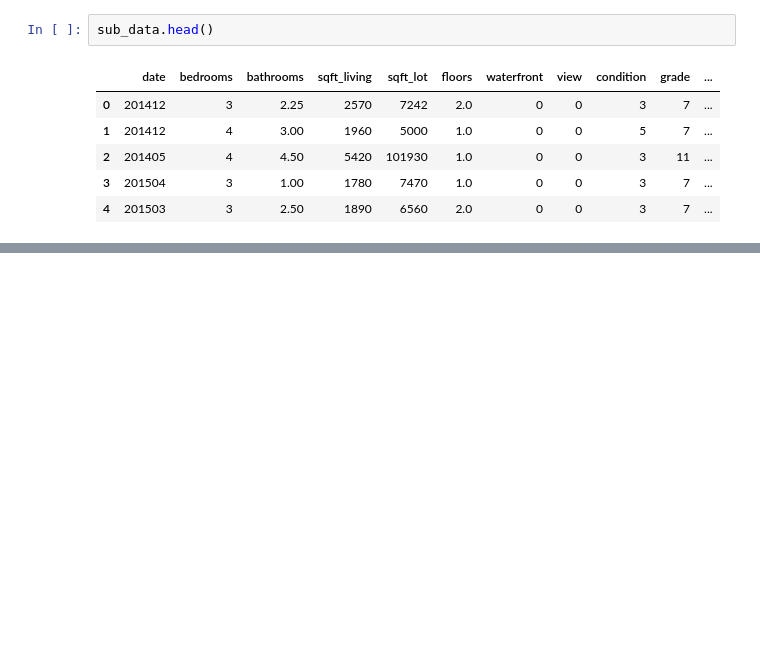
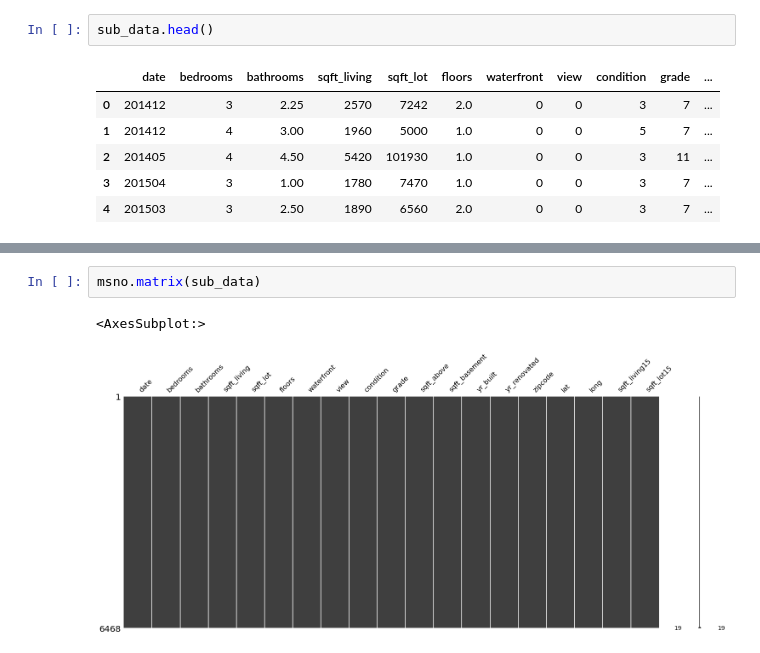
Before and after one commit to benestump/Aiffel, a Jupyter notebook: 08_housing_price_prediction/E8_House_Price_Prediction.ipynb, the cells around one changed output, grey strips where cells are left out. Cells and saved outputs as stored; diff of their text form; blank space fills up the shorter version.

```diff
--- a/08_housing_price_prediction/E8_House_Price_Prediction.ipynb
+++ b/08_housing_price_prediction/E8_House_Price_Prediction.ipynb
@@ -74,0 +83,5 @@ sub_data.head()
+# %%
+msno.matrix(sub_data)
+# %% [output]
+<AxesSubplot:>
+[figure, added]
```
Also changed, not shown: parts of 11 cells of this notebook.
